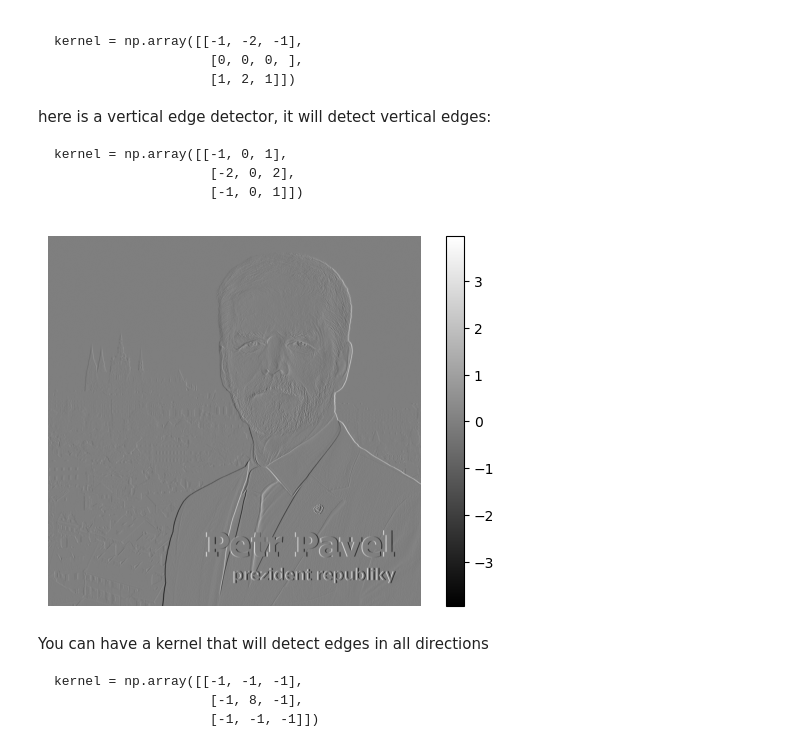
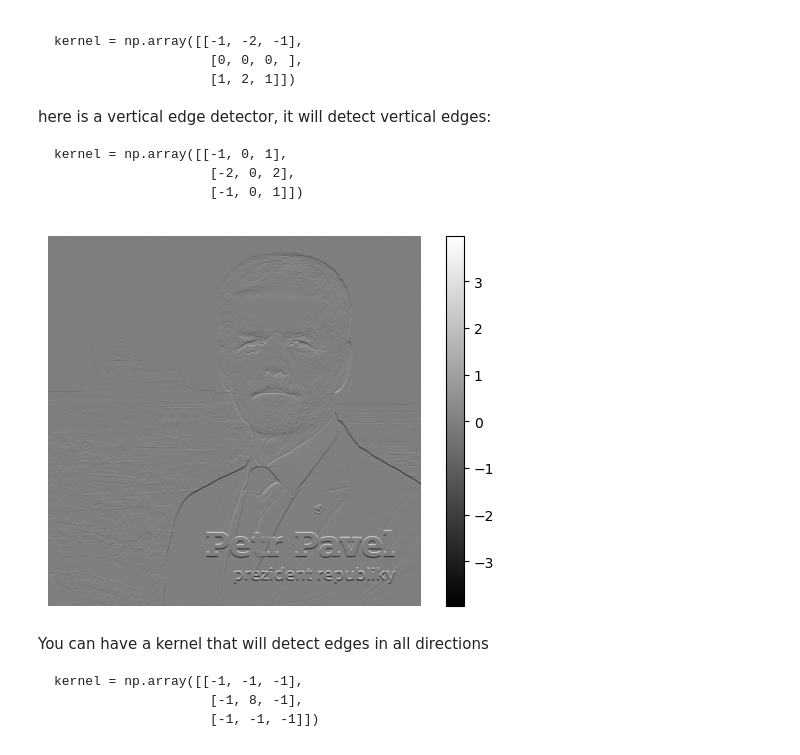
Before and after one commit to Dyymon/maturitni-informatika, a Jupyter notebook: lecture_11/convolution_neural_network.ipynb, the cells around one changed output. Cells and saved outputs as stored; diff of their text form; code cells hidden in the pictures.

```diff
--- a/lecture_11/convolution_neural_network.ipynb
+++ b/lecture_11/convolution_neural_network.ipynb
@@ -8,7 +8,7 @@ import matplotlib.pyplot as plt
 
 image = [[0, 0, 0, 0, 0, 0, 0],
          [0, 0, 1, 0, 1, 0, 0],
-         [0, 0, 1, 0, 1, 0, 0],
+         [0, 0, 1, 1, 1, 0, 0],
          [0, 0, 0, 0, 0, 0, 0],
          [0, 1, 0, 0, 0, 1, 0],
          [0, 0, 1, 1, 1, 0, 0],
@@ -60,9 +60,9 @@ import numpy as np
 import matplotlib.image as mpimg
 import matplotlib.pyplot as plt
 
-kernel = np.array([[-1, 0, 1],
-                    [-2, 0, 2],
-                    [-1, 0, 1]])
+kernel = np.array([[-1, -2, -1],
+                    [0, 0, 0, ],
+                    [1, 2, 1]])
 
 def apply_kernel_on_segment(kernel, segment):
     return np.sum(kernel * segment)
@@ -70,34 +70,34 @@ def apply_kernel_on_segment(kernel, segment):
 def apply_kernel_on_image(kernel, image):
     # image: H x W x C (RGB)
     # convert to grayscale
     gray = image.mean(axis=2)
 
     kh, kw = kernel.shape
     H, W = gray.shape
     out_h = H - kh + 1
     out_w = W - kw + 1
 
     output = np.zeros((out_h, out_w), dtype=float)
 
     for i in range(out_h):
         for j in range(out_w):
             patch = gray[i:i+kh, j:j+kw]
             output[i, j] = apply_kernel_on_segment(kernel, patch)
 
     return output
 
 image = mpimg.imread("president.jpg").astype(float)
 if image.max() > 1.0:
     image /= 255.0
 
 feature_map = apply_kernel_on_image(kernel, image)
 
 plt.imshow(feature_map, cmap='gray')
 plt.colorbar()
 plt.axis('off')
 plt.show()
 # %% [output]
-[figure, old version]
+[figure, new version]
 # %% [markdown]
 You can have a kernel that will detect edges in all directions
 
```
Also changed, not shown: parts of 20 cells of this notebook, 2 other files.
